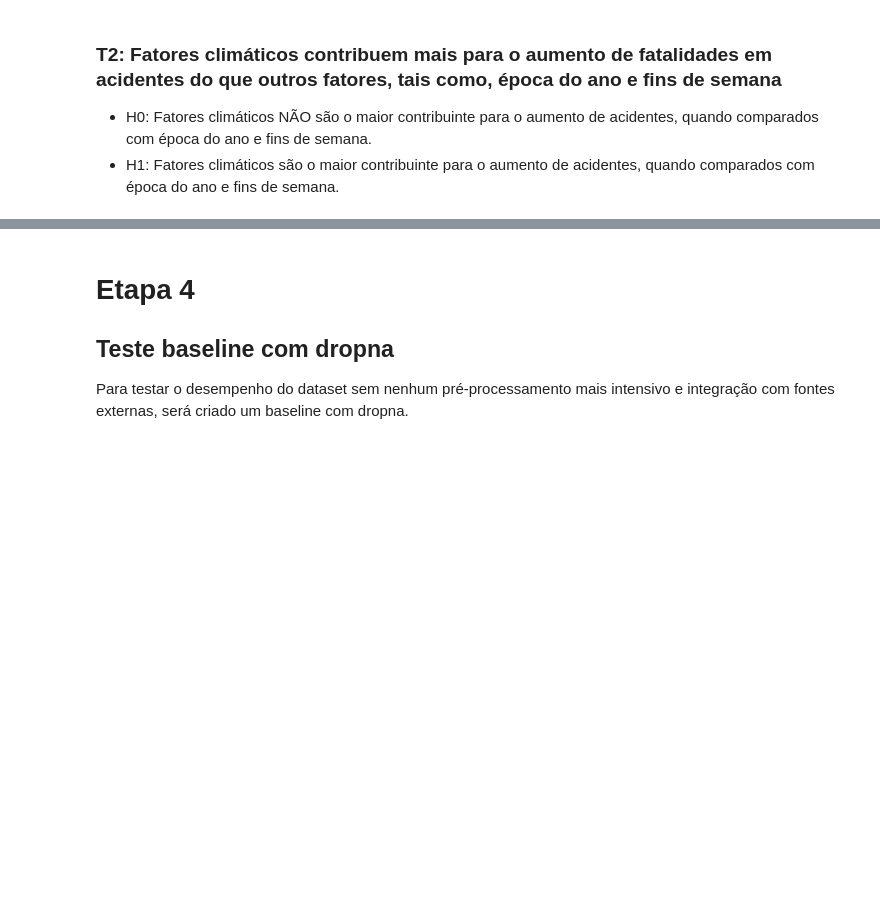
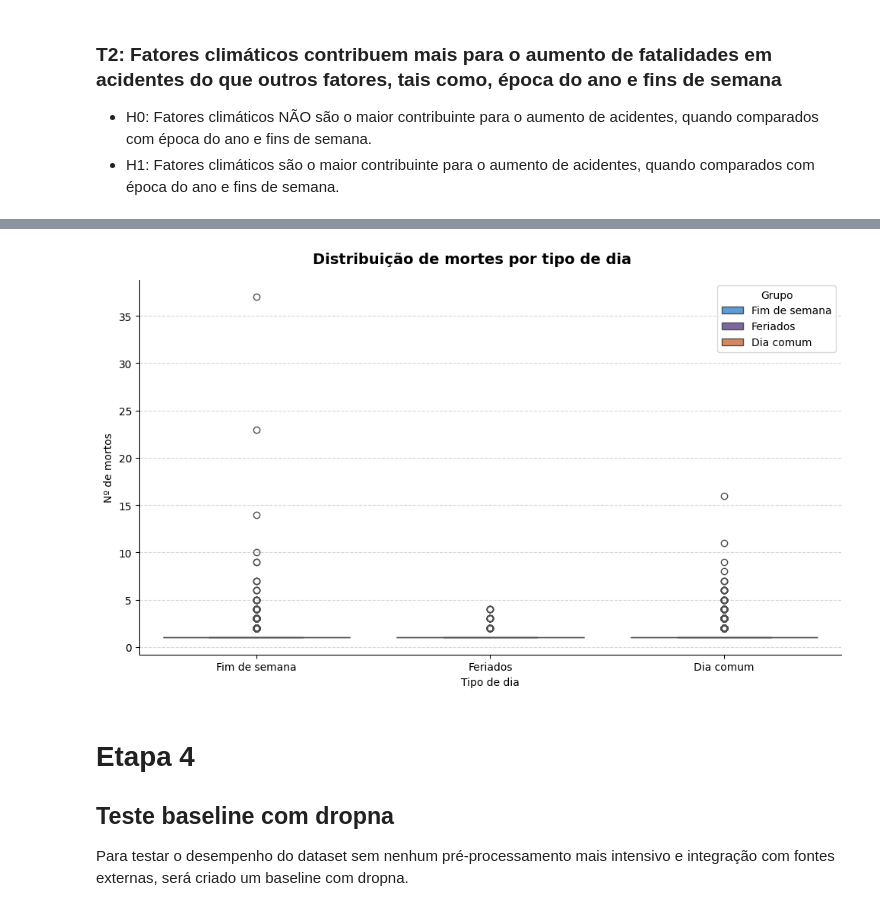
Before and after one commit to afmireski/trabalho_final_ciencia_de_dados, a Jupyter notebook: trabalho_final_afmireski.ipynb, the cells around one changed output, grey strips where cells are left out. Drawn from its saved outputs; the diff is of its cells as text; code cells hidden in the pictures; blank space fills up the shorter version.

```diff
--- a/trabalho_final_afmireski.ipynb
+++ b/trabalho_final_afmireski.ipynb
@@ -1514,0 +1599,7 @@ t2_fig1.tight_layout()
+# %%
+df_t3 = df_acidentes.copy()
+
+mask_mortos_t3 = df_t3['teve_mortos']
+mask_fim_de_semana_t3 = (mask_mortos_t3 & df_t3['e_fim_de_semana'] & ~df_t3['em_feriado_prolongado'])
+mask_feriados_t3 = (mask_mortos_t3 & (df_t3['e_feriado'] | df_t3['em_feriado_prolongado']))
+mask_dia_comum_t3 = (mask_mortos_t3 & ~df_t3['e_fim_de_semana'] & ~df_t3['e_feriado'] & ~df_t3['em_feriado_prolongado'])
@@ -1515,3 +1649,30 @@ t2_fig1.tight_layout()
+# %%
+t3_fig1, t3_ax1 = plt.subplots(figsize=(10, 6))
+t3_fig1.suptitle(
+    "Distribuição de mortes por tipo de dia",
+    fontsize=14, fontweight="bold",
+)
+
+sns.boxplot(
+    data=df_viz_t3,
+    x="grupo",
+    y="mortos",
+    hue="grupo",
+    order=GRUPOS_ORDEM_T3,
+    hue_order=GRUPOS_ORDEM_T3,
+    palette=PALETTE,
+    legend=True,
+    ax=t3_ax1,
+)
+
+t3_ax1.set_xlabel("Tipo de dia")
+t3_ax1.set_ylabel("Nº de mortos")
+# t3_ax1.set_yscale("log")
+t3_ax1.legend(title="Grupo", frameon=True, edgecolor="#cccccc")
+style_ax(t3_ax1)
+t3_fig1.tight_layout()
+# %% [output]
+[figure, added]
 # %% [markdown]
 # Etapa 4
 
```
Also changed, not shown: parts of 22 cells of this notebook, 6 other files.
